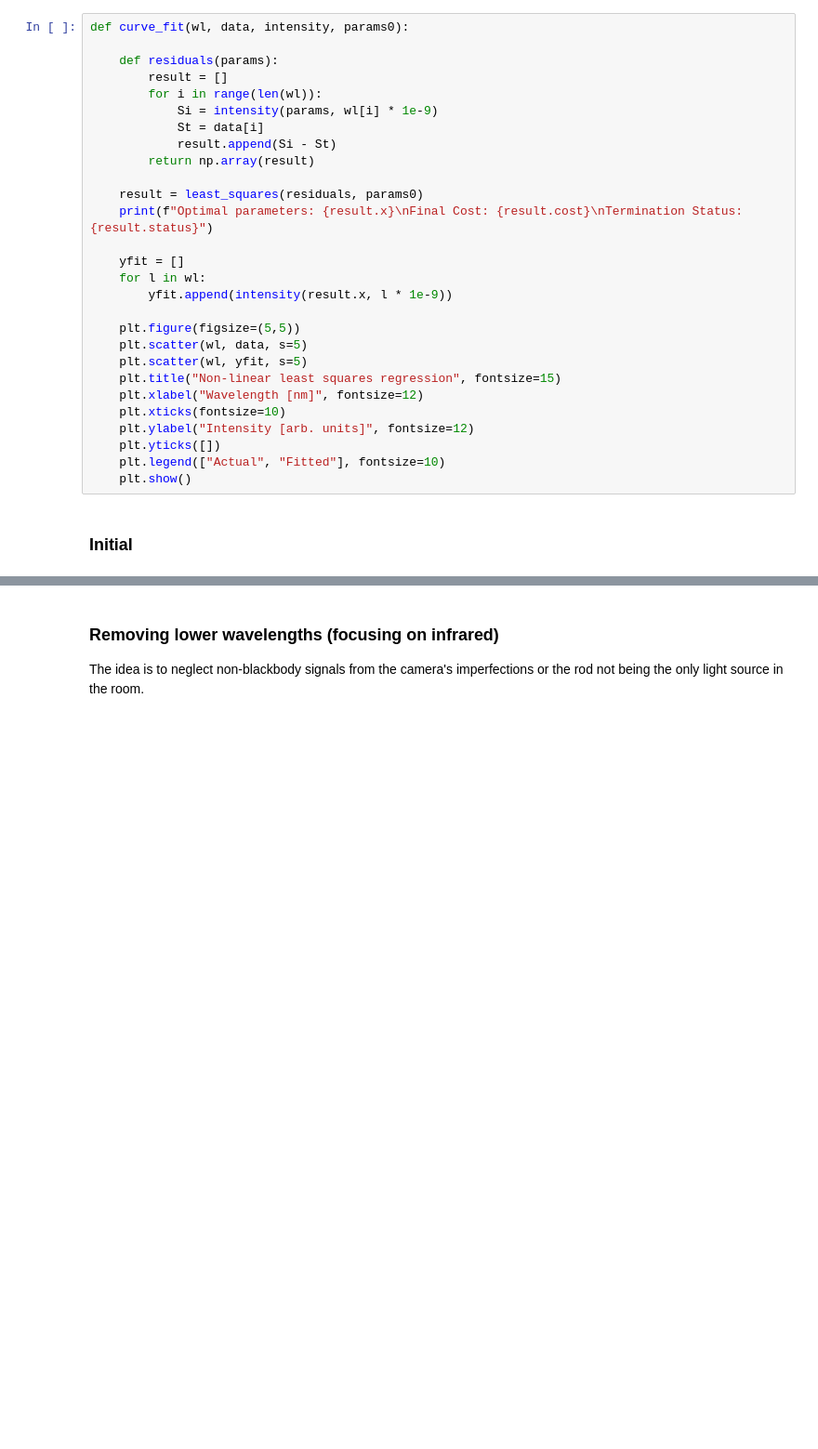
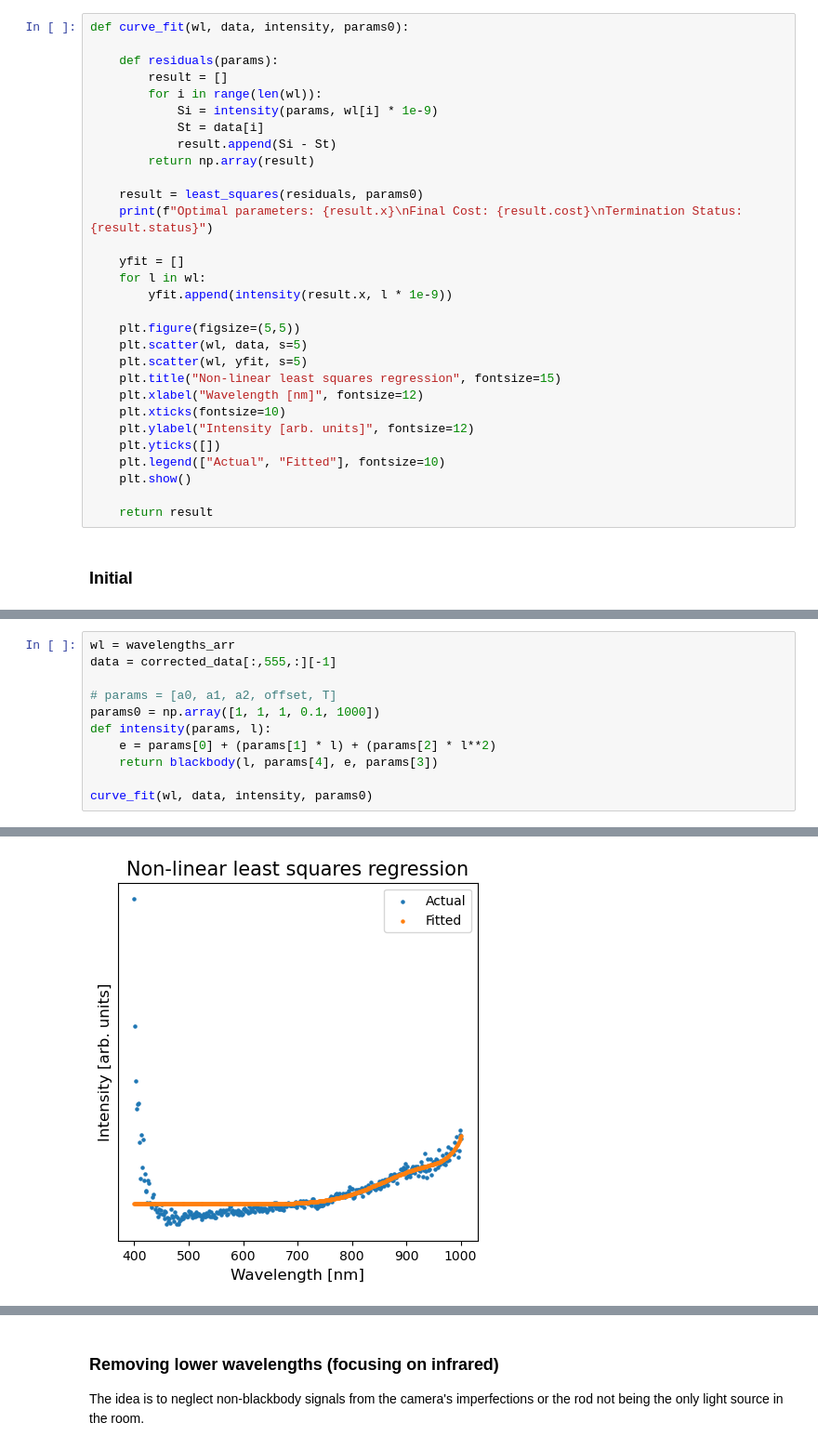
Before and after one commit to NamanJParikh/reu2024-hyperspectral-camera, a Jupyter notebook: analysis/graphite-rod-offset.ipynb, the cells around one changed output, grey strips where cells are left out. Shown at 93% size. Saved outputs shown, nothing was run; the diff lists cells and outputs as text; blank space fills up the shorter version.

```diff
--- a/analysis/graphite-rod-offset.ipynb
+++ b/analysis/graphite-rod-offset.ipynb
@@ -236,6 +235,8 @@ def curve_fit(wl, data, intensity, params0):
     plt.yticks([])
     plt.legend(["Actual", "Fitted"], fontsize=10)
     plt.show()
+
+    return result
 # %% [markdown]
 ### Initial
 # %%
@@ -257,0 +275,12 @@ Termination Status: 2
+# %%
+wl = wavelengths_arr
+data = corrected_data[:,555,:][-1]
+
+# params = [a0, a1, a2, offset, T]
+params0 = np.array([1, 1, 1, 0.1, 1000])
+def intensity(params, l):
+    e = params[0] + (params[1] * l) + (params[2] * l**2)
+    return blackbody(l, params[4], e, params[3])
+
+curve_fit(wl, data, intensity, params0)
+# %% [output]
@@ -257,0 +291 @@ Termination Status: 2
+[figure, added]
```
Also changed, not shown: parts of 17 cells of this notebook.
